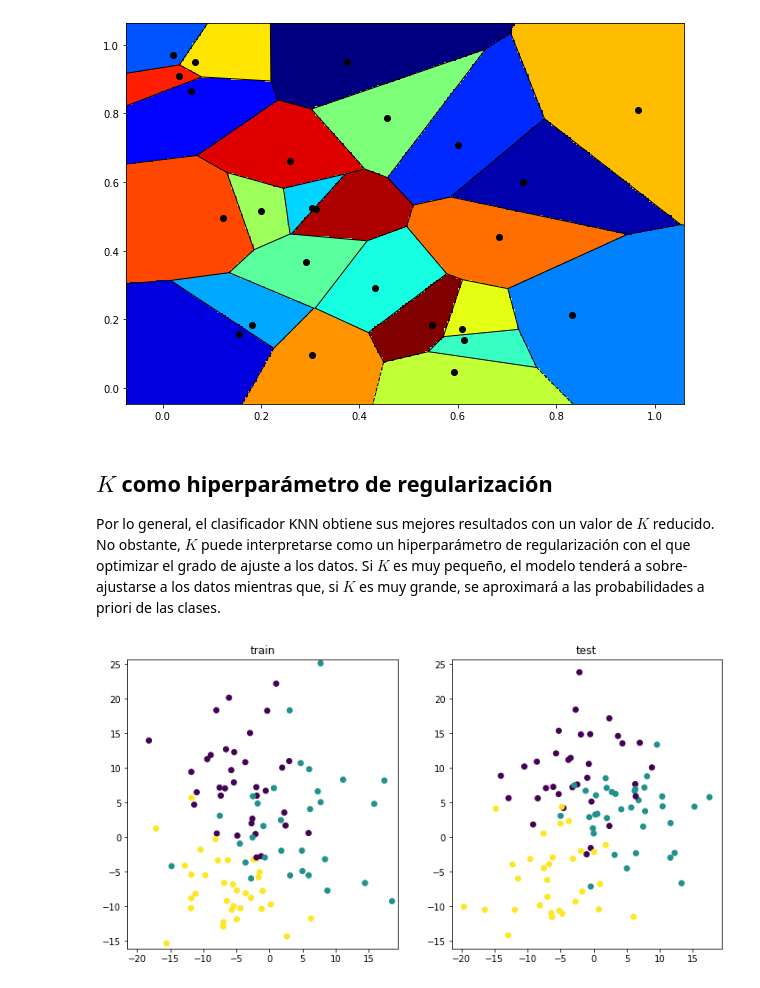
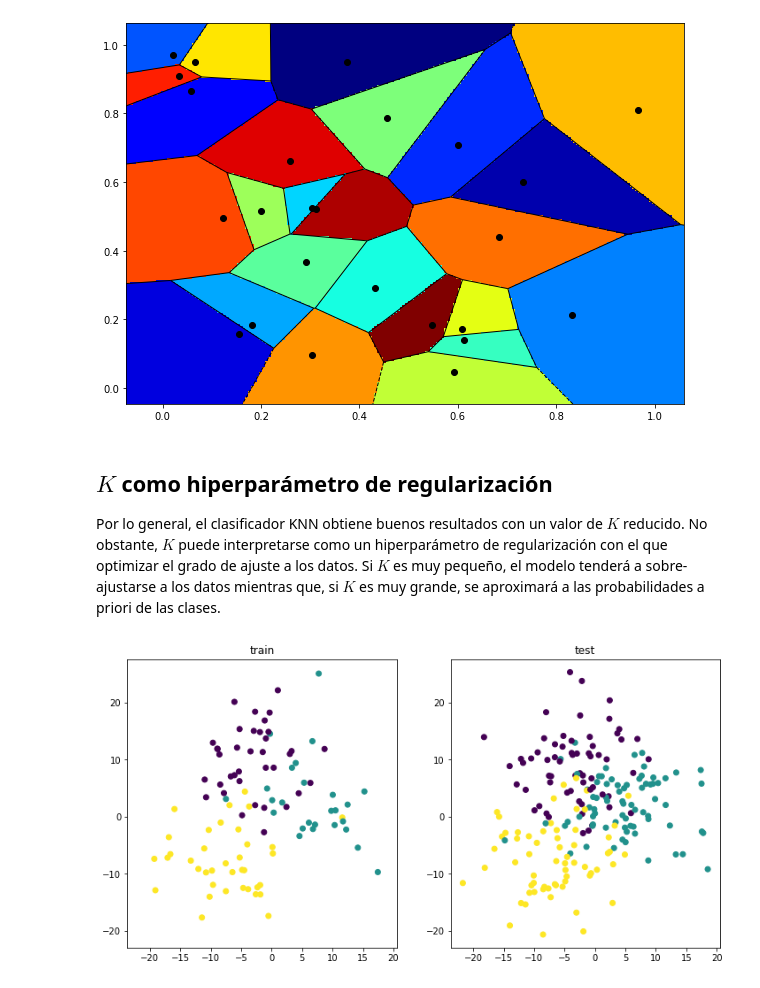
Before and after one commit to AlfonsJ/2024_07_31_PER2324, a Jupyter notebook: 05_kvec/5.01 K-vecinos más próximos.ipynb, the cells around one changed output. Cells and saved outputs as stored; diff of their text form; code cells hidden in the pictures.

```diff
--- a/05_kvec/5.01 K-vecinos más próximos.ipynb
+++ b/05_kvec/5.01 K-vecinos más próximos.ipynb
@@ -78,22 +78,22 @@ plt.pcolormesh(x, y, tree.query(xy)[1].reshape(200, 200), cmap='jet');
 # %% [markdown]
 ## $K$ como hiperparámetro de regularización
 
-Por lo general, el clasificador KNN obtiene sus mejores resultados con un valor de $K$ reducido. No obstante, $K$ puede interpretarse como un hiperparámetro de regularización con el que optimizar el grado de ajuste a los datos. Si $K$ es muy pequeño, el modelo tenderá a sobre-ajustarse a los datos mientras que, si $K$ es muy grande, se aproximará a las probabilidades a priori de las clases.
+Por lo general, el clasificador KNN obtiene buenos resultados con un valor de $K$ reducido. No obstante, $K$ puede interpretarse como un hiperparámetro de regularización con el que optimizar el grado de ajuste a los datos. Si $K$ es muy pequeño, el modelo tenderá a sobre-ajustarse a los datos mientras que, si $K$ es muy grande, se aproximará a las probabilidades a priori de las clases.
 # %%
 import numpy as np
 import matplotlib.pyplot as plt
 from sklearn.model_selection import cross_val_score
 from sklearn.datasets import make_blobs
 
-X, y = make_blobs(n_samples=200, centers=3, n_features=2, cluster_std=6, random_state=42)
+X, y = make_blobs(n_samples=300, centers=3, n_features=2, cluster_std=6, random_state=42)
 ntrain = 100; x_train = X[:ntrain]; y_train = y[:ntrain];  x_test = X[ntrain:]; y_test = y[ntrain:]
 fig, axes = plt.subplots(1, 2, figsize=(12, 6))
 ax=axes[1]; ax.set_title('test'); ax.scatter(*x_test.T, c=y_test)
 x_min, x_max = ax.get_xlim(); y_min, y_max = ax.get_ylim()
 ax=axes[0]; ax.set_title('train'); ax.scatter(*x_train.T, c=y_train)
 ax.set_xlim(x_min, x_max); ax.set_ylim(y_min, y_max);
 # %% [output]
-[figure, old version]
+[figure, new version]
 # %%
 from sklearn.neighbors import KNeighborsClassifier as KNN
 from sklearn.metrics import accuracy_score
```
Also changed, not shown: parts of 4 cells of this notebook.
